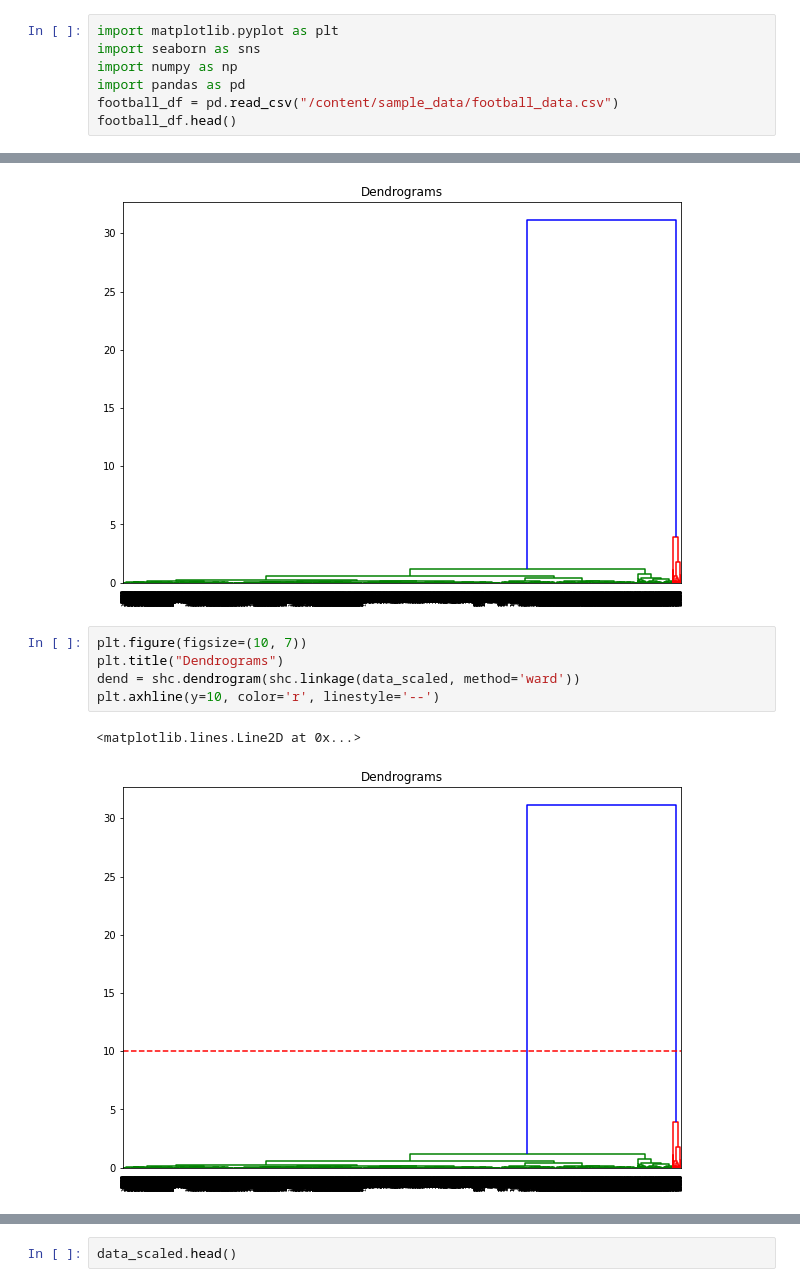
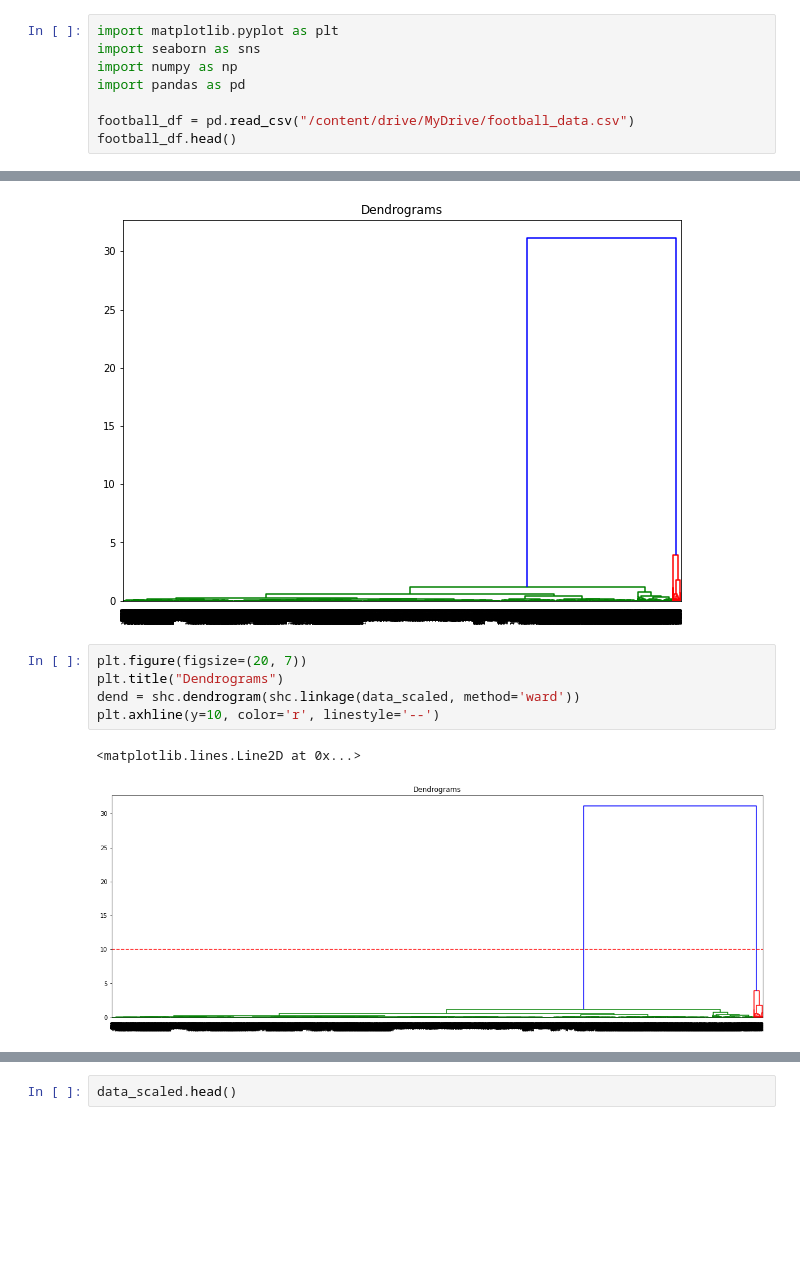
Before and after one commit to bachinaram/DataAnalytics1, a Jupyter notebook: DA1_assignment1q2.ipynb, the cells around one changed output, grey strips where cells are left out. Saved outputs shown, nothing was run; the diff lists cells and outputs as text; blank space fills up the shorter version.

```diff
--- a/DA1_assignment1q2.ipynb
+++ b/DA1_assignment1q2.ipynb
@@ -5,7 +5,8 @@ import matplotlib.pyplot as plt
 import seaborn as sns
 import numpy as np
 import pandas as pd
-football_df = pd.read_csv("/content/sample_data/football_data.csv")
+
+football_df = pd.read_csv("/content/drive/MyDrive/football_data.csv")
 football_df.head()
 # %% [output]
 |  | Unnamed: 0 | ID | Name | Age | Photo | Nationality | Flag | Overall | Potential | Club | ... |
@@ -500,12 +501,12 @@ dend = shc.dendrogram(shc.linkage(data_scaled, method='ward'))
 # %% [output]
 [figure]
 # %%
-plt.figure(figsize=(10, 7))
+plt.figure(figsize=(20, 7))
 plt.title("Dendrograms")
 dend = shc.dendrogram(shc.linkage(data_scaled, method='ward'))
 plt.axhline(y=10, color='r', linestyle='--')
 # %% [output]
 <matplotlib.lines.Line2D at 0x...>
-[figure, old version]
+[figure, new version]
 # %%
 from sklearn.cluster import AgglomerativeClustering
```
Also changed, not shown: parts of 4 cells of this notebook.
